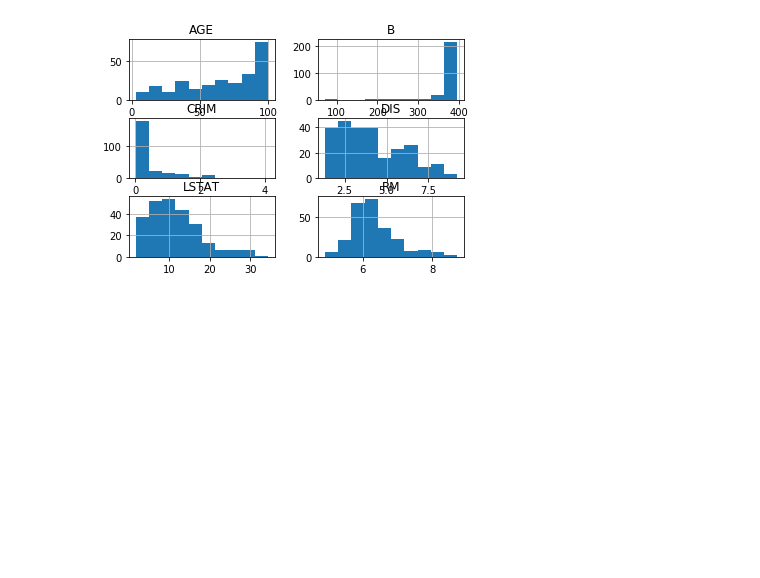
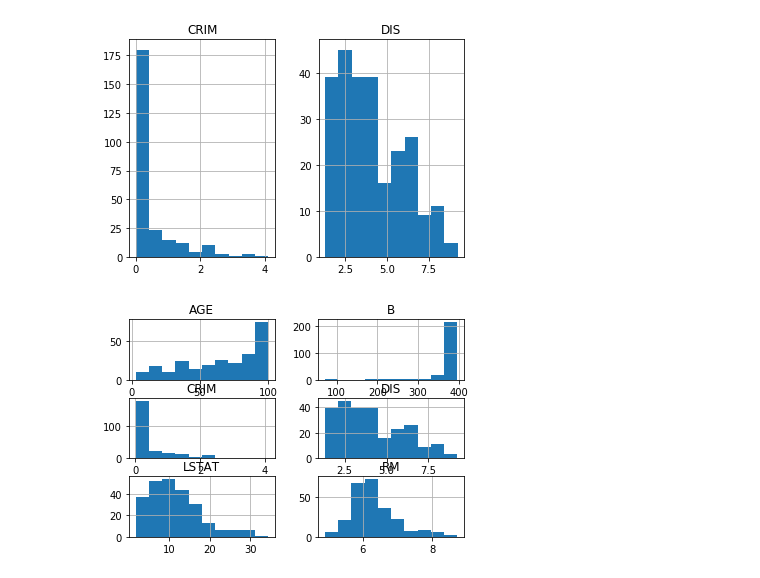
Before and after one commit to aldente0630/gauss-rank-scaler, a Jupyter notebook: tutorial.ipynb, the cells around one changed output. Saved outputs shown, nothing was run; the diff lists cells and outputs as text; code cells hidden in the pictures; blank space fills up the shorter version.

```diff
--- a/tutorial.ipynb
+++ b/tutorial.ipynb
@@ -18,3 +34,9 @@ X_train.
+# %%
+a = gauss_rank_scaler.inverse_transform(X_train_new)
+# %%
+_ = pd.DataFrame(a, columns=['CRIM', 'DIS']).hist()
+# %% [output]
+[figure, added]
 # %%
 _ = X_train[['CRIM', 'RM', 'AGE', 'DIS', 'B', 'LSTAT']].hist()
 # %% [output]
```
Also changed, not shown: parts of 5 cells of this notebook, 1 other file.
